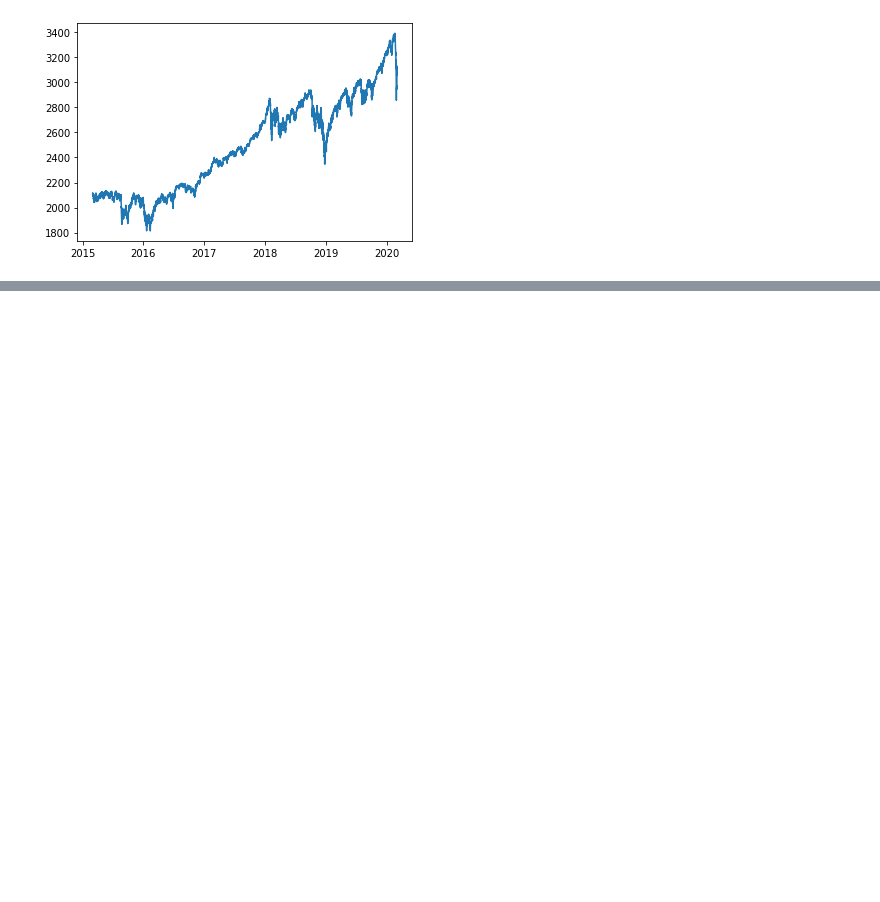
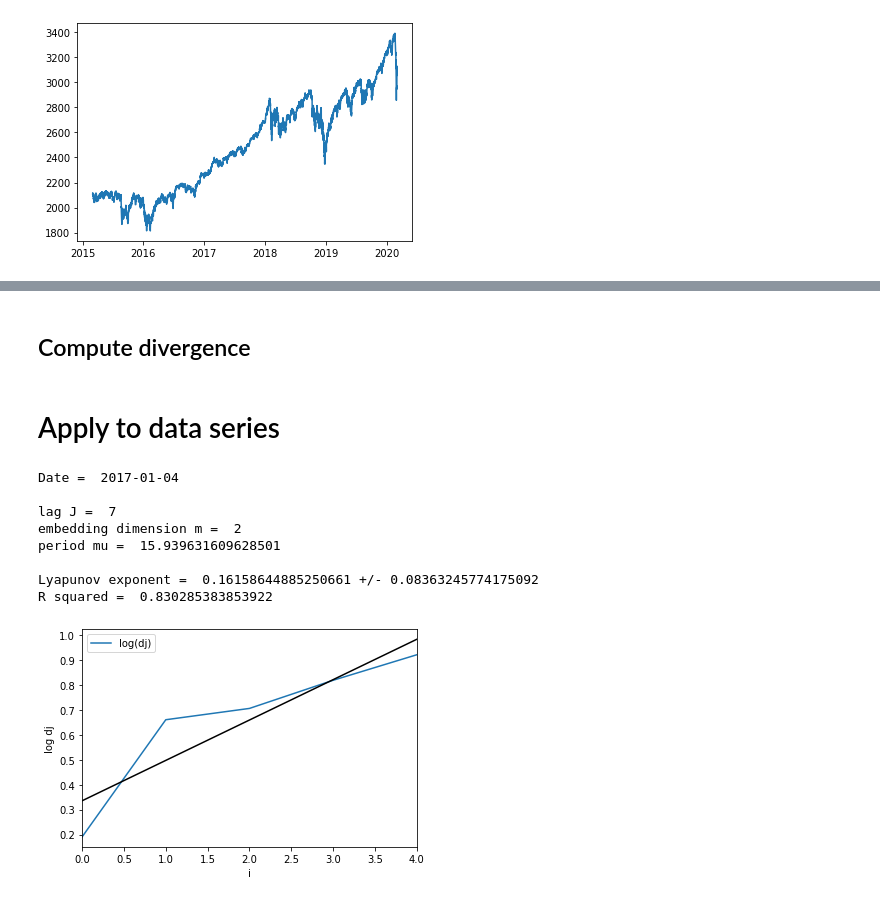
Before and after one commit to PtarmiganString/Final-year-project, a Jupyter notebook: Lyapunov - applying to financial data.ipynb, the cells around one changed output, grey strips where cells are left out. Cells and saved outputs as stored; diff of their text form; code cells hidden in the pictures; blank space fills up the shorter version.

```diff
--- a/Lyapunov - applying to financial data.ipynb
+++ b/Lyapunov - applying to financial data.ipynb
@@ -48,0 +107,3 @@ plt.show()
+# %%
+def compute_embedding_dimension():
+    return 2
@@ -48,0 +112,8 @@ plt.show()
+# %%
+def compute_mean_period (timeseries):
+    power_spectrum = periodogram(timeseries)[1]
+    frequencies = periodogram(timeseries)[0]
+
+
+    weights = power_spectrum / sum(power_spectrum)
+    return 1/np.average(frequencies, weights = weights)
@@ -48,0 +146,7 @@ plt.show()
+# %%
+def euc_distance (p1, p2):
+
+    try:
+        return distance.euclidean (p1,p2)
+    except:
+        return np.inf
@@ -48,0 +187,28 @@ plt.show()
+# %% [markdown]
+## Compute divergence
+# %%
+def compute_divergence(dataframe, NN_pairs, i_max = 5):
+
+    dj_data = []
+
+    for i in range (0,i_max): # calculate divergence through i_max steps
+
+        dj_i = []
+
+        for k in range (0,(dataframe.shape[0] - i_max)): # compute for all nearest neighbour pairs
+
+            NN_1 = NN_pairs[k][0]
+            NN_2 = NN_pairs[k][1]
+
+            p1 = dataframe.iloc[NN_1 + i, :]
+            p2 = dataframe.iloc[NN_2 + i, :]
+
+            dj_i.append(euc_distance(p1,p2))
+
+
+        dj_data.append([i,np.mean(np.log(dj_i))])
+
+
+    return dj_data
+# %% [markdown]
+# Apply to data series
@@ -48,0 +270,12 @@ plt.show()
+# %%
+test = calc_daily_lyapunov_exponent(SandP_df, '2017-01-04', i_max = 5, plot = True)
+# %% [output]
+Date =  2017-01-04
+
+lag J =  7
+embedding dimension m =  2
+period mu =  15.939631609628501
+
+Lyapunov exponent =  0.16158644885250661 +/- 0.08363245774175092
+R squared =  0.830285383853922
+[figure, added]
```
Also changed, not shown: parts of 17 cells of this notebook, 1 other file.
